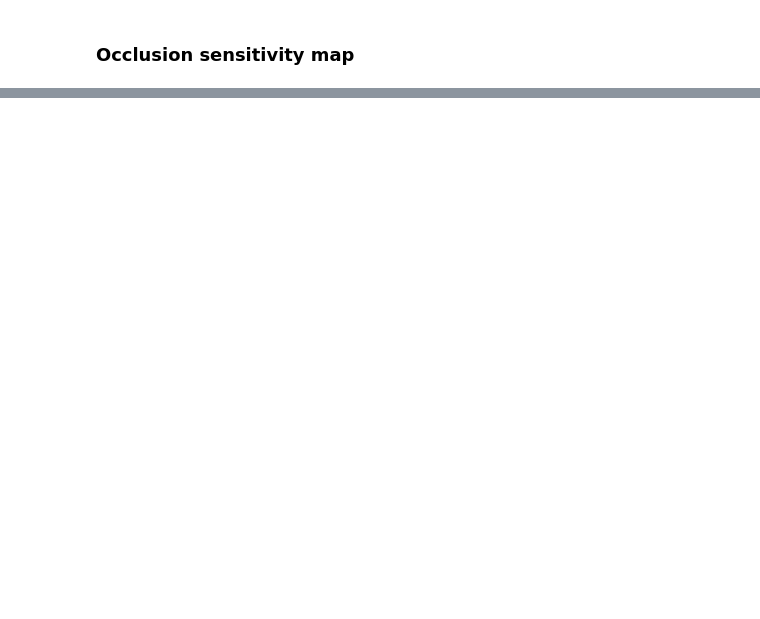
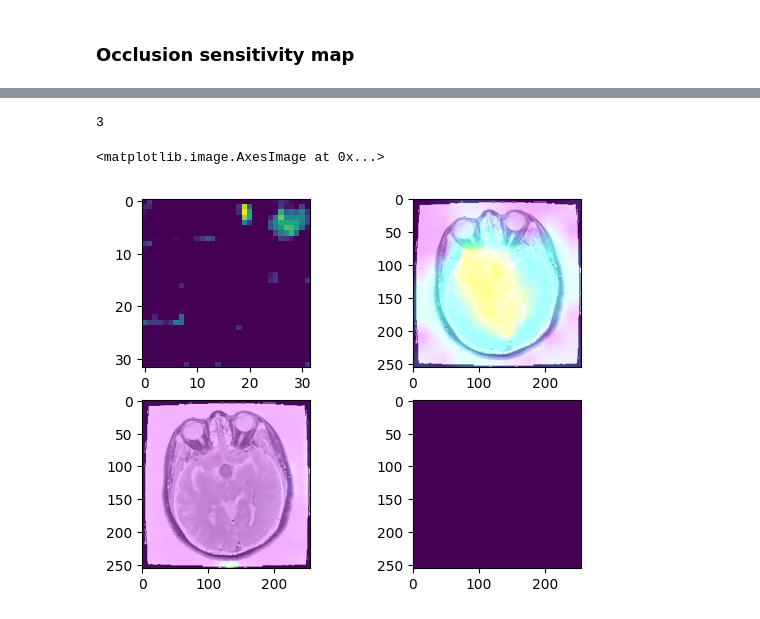
Before and after one commit to Victorvone/braintumorclassification, a Jupyter notebook: braintumorclassification/notebooks/Explainability.ipynb, the cells around one changed output, grey strips where cells are left out. Drawn from its saved outputs; the diff is of its cells as text; code cells hidden in the pictures; blank space fills up the shorter version.

```diff
--- a/braintumorclassification/notebooks/Explainability.ipynb
+++ b/braintumorclassification/notebooks/Explainability.ipynb
@@ -3,13 +3,13 @@
 from tensorflow.keras.models import load_model
 import numpy as np
 
-model_path = "../models/ResNet50v2.h5"
+model_path = "../models/EfficientNetv2.h5"
 model = load_model(model_path)
 # %%
 from tensorflow.keras.preprocessing.image import img_to_array, load_img
 
 # # Load a sample image (or multiple ones)
-IMAGE_PATH = '../raw_data/Testing/meningioma/Te-me_0011.jpg'
+IMAGE_PATH = '/Users/victorvoneisenhart-rothe/code/Victorvone/braintumorclassification/braintumorclassification/raw_data/Testing/pituitary/Te-pi_0015.jpg'
 img = load_img(IMAGE_PATH, target_size=(255, 255))
 img = img_to_array(img)
 img = np.expand_dims(img, axis=0)
@@ -96,0 +177,2 @@ occsens.save(grid, "../Visualizations/", "OcclusionSensitivity.png")
+# %%
+visualizations = predict_and_explain(model, sample, layers_name='conv2d_1')
@@ -96,0 +183,11 @@ occsens.save(grid, "../Visualizations/", "OcclusionSensitivity.png")
+# %%
+print(np.argmax(visualizations[0]))
+fig, axs = plt.subplots(2,2)
+axs[0,0].imshow(visualizations[1])
+axs[0,1].imshow(visualizations[2])
+axs[1,0].imshow(visualizations[3])
+axs[1,1].imshow(visualizations[4])
+# %% [output]
+3
+<matplotlib.image.AxesImage at 0x...>
+[figure, added]
```
Also changed, not shown: parts of 13 cells of this notebook, 6 other files.
